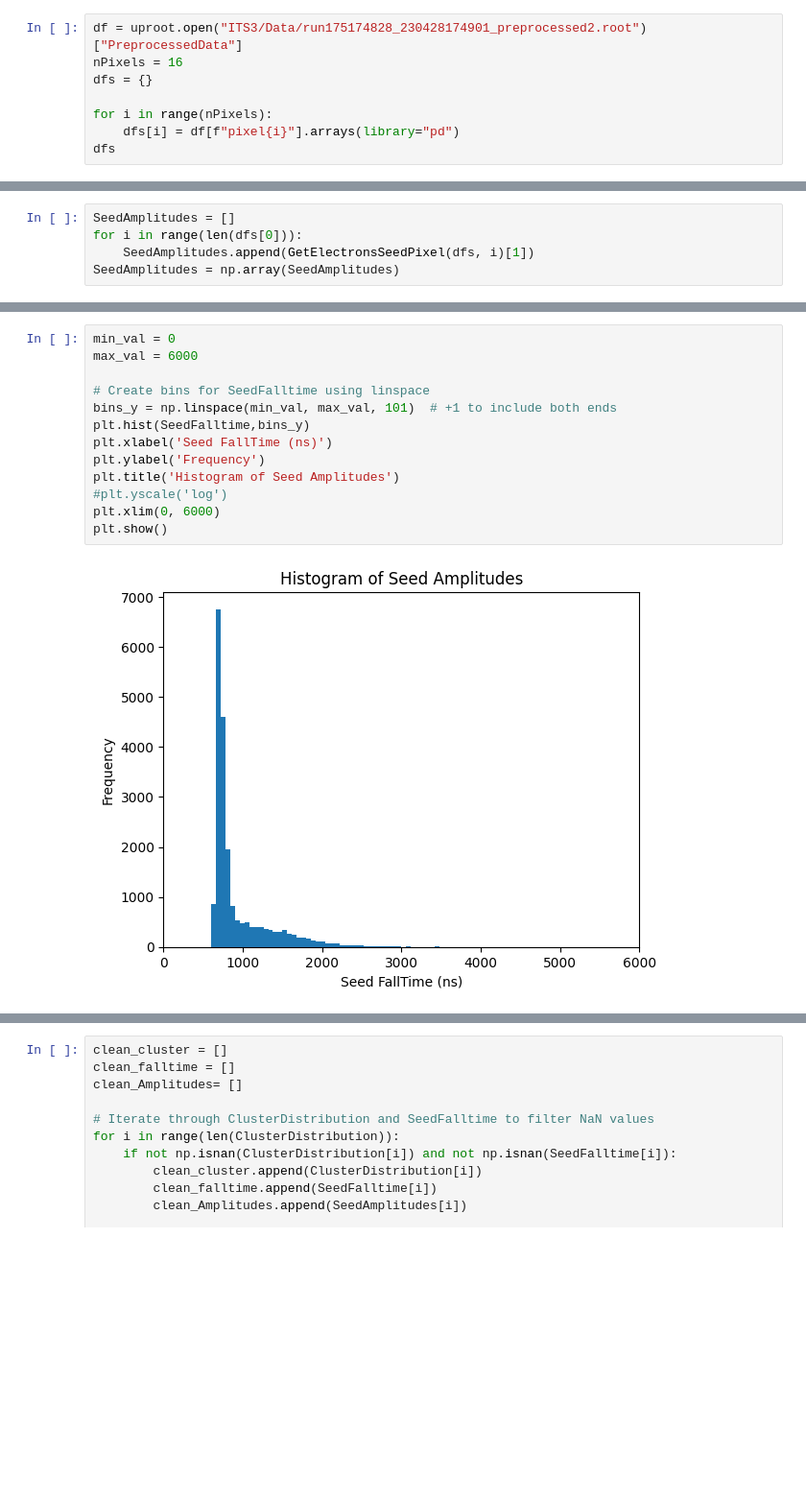
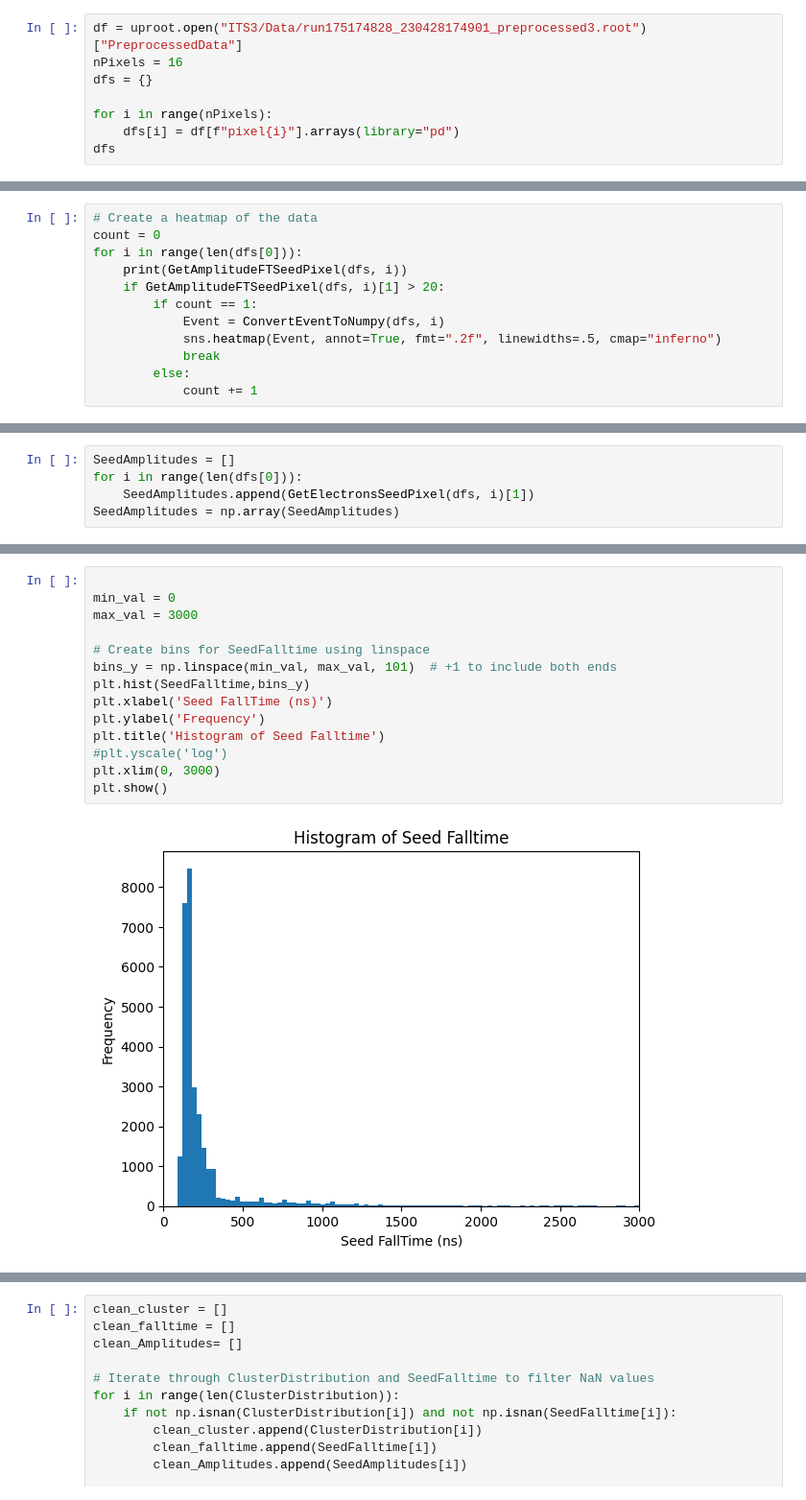
Before and after one commit to GiorgioAlbertoLucia/LabFNS2, a Jupyter notebook: ITS3/src/Clustersizestudies.ipynb, the cells around one changed output, grey strips where cells are left out. Shown: that part at 96% size. Cells and saved outputs as stored; diff of their text form; blank space fills up the shorter version.

Commit message:
fix falltime studies

```diff
--- a/ITS3/src/Clustersizestudies.ipynb
+++ b/ITS3/src/Clustersizestudies.ipynb
@@ -42,7 +43,7 @@ def GetElectronsSeedPixel(dfs, event, pixels = [5,6,9,10]):
                 maxPixel = i
     return maxPixel, maxAmplitude
 # %%
-df = uproot.open("ITS3/Data/run175174828_230428174901_preprocessed2.root")["PreprocessedData"]
+df = uproot.open("ITS3/Data/run175174828_230428174901_preprocessed3.root")["PreprocessedData"]
 nPixels = 16
 dfs = {}
 
@@ -91 +92,13 @@ for i in range(len(dfs[0])):
 [figure]
+# %%
+# Create a heatmap of the data
+count = 0
+for i in range(len(dfs[0])):
+    print(GetAmplitudeFTSeedPixel(dfs, i))
+    if GetAmplitudeFTSeedPixel(dfs, i)[1] > 20:
+        if count == 1:
+            Event = ConvertEventToNumpy(dfs, i)
+            sns.heatmap(Event, annot=True, fmt=".2f", linewidths=.5, cmap="inferno")
+            break
+        else:
+            count += 1
@@ -172,17 +192,18 @@ for i in range(len(dfs[0])):
     SeedFalltime.append(GetAmplitudeFTSeedPixel(dfs, i)[2])
 SeedFalltime = np.array(SeedFalltime)
 # %%
+
 min_val = 0
-max_val = 6000
+max_val = 3000
 
 # Create bins for SeedFalltime using linspace
 bins_y = np.linspace(min_val, max_val, 101)  # +1 to include both ends
 plt.hist(SeedFalltime,bins_y)
 plt.xlabel('Seed FallTime (ns)')
 plt.ylabel('Frequency')
-plt.title('Histogram of Seed Amplitudes')
+plt.title('Histogram of Seed Falltime')
 #plt.yscale('log')
-plt.xlim(0, 6000)
+plt.xlim(0, 3000)
 plt.show()
 # %% [output]
-[figure, old version]
+[figure, new version]
```
Also changed, not shown: parts of 16 cells of this notebook, 1 other file.
